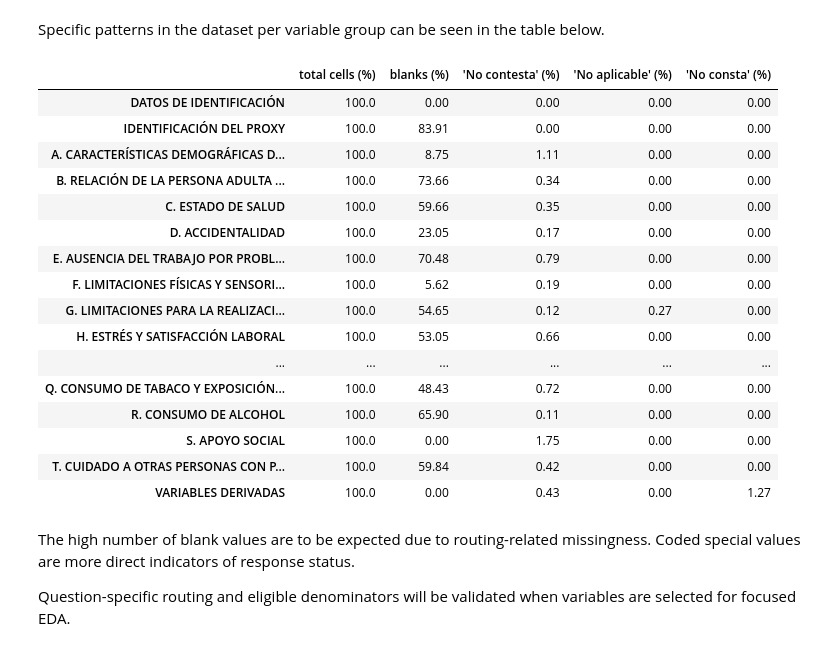
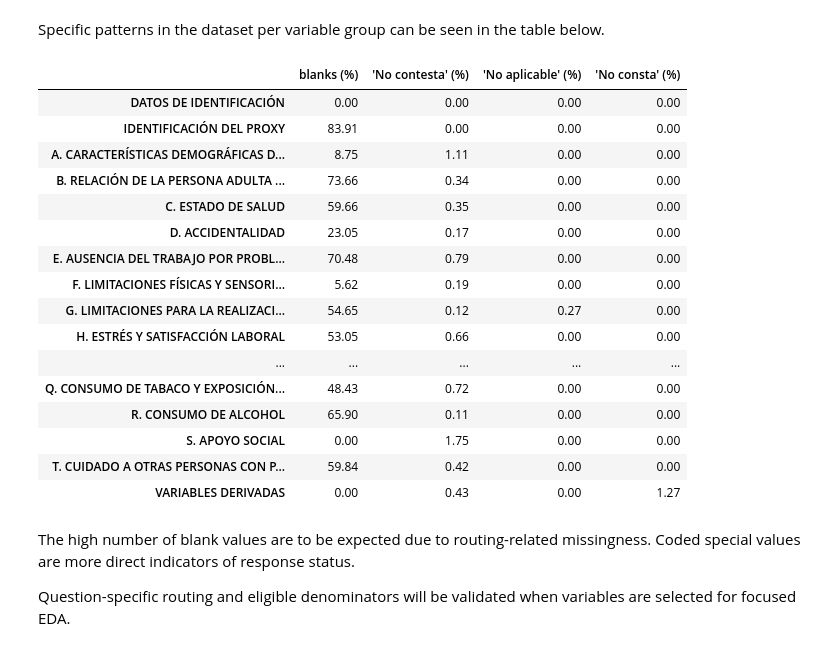
Before and after one commit to LoloCG/INE-health-data-Test, a Jupyter notebook: notebooks/01_esde_adult_2023_data_audit.ipynb, the cells around one changed output. Drawn from its saved outputs; the diff is of its cells as text; code cells hidden in the pictures.

```diff
--- a/notebooks/01_esde_adult_2023_data_audit.ipynb
+++ b/notebooks/01_esde_adult_2023_data_audit.ipynb
@@ -99,46 +99,47 @@ Specific patterns in the dataset per variable group can be seen in the table bel
 # %%
 metadata_df = get_metadata_df(metadata_fields="Grupo")
 total_cells_series = pd.Series(
     len(all_raw_data),
     index=all_raw_data.columns,
 )
 per_group_count = (
     pd.DataFrame({
         "total cells": total_cells_series,
         "blanks": blank_series,
         "'No contesta'": no_contesta_series,
         "'No aplicable'": no_aplicable_series,
         "'No consta'": no_consta_series
     })
     .join(metadata_df, how="left")
     .groupby("Grupo",sort=False)
     .sum()
 )
 per_group_pct = (
     per_group_count
     .div(per_group_count["total cells"], axis=0)
     .mul(100).round(2)
+    .drop(columns="total cells")
     .add_suffix(" (%)")
 ).rename_axis(None)
 display(per_group_pct)
 # %% [output]
-|  | total cells (%) | blanks (%) | 'No contesta' (%) | 'No aplicable' (%) | 'No consta' (%) |
-| DATOS DE IDENTIFICACIÓN | 100.0 | 0.00 | 0.00 | 0.00 | 0.00 |
-| IDENTIFICACIÓN DEL PROXY | 100.0 | 83.91 | 0.00 | 0.00 | 0.00 |
-| A. CARACTERÍSTICAS DEMOGRÁFICAS D... | 100.0 | 8.75 | 1.11 | 0.00 | 0.00 |
-| B. RELACIÓN DE LA PERSONA ADULTA ... | 100.0 | 73.66 | 0.34 | 0.00 | 0.00 |
-| C. ESTADO DE SALUD | 100.0 | 59.66 | 0.35 | 0.00 | 0.00 |
-| D. ACCIDENTALIDAD | 100.0 | 23.05 | 0.17 | 0.00 | 0.00 |
-| E. AUSENCIA DEL TRABAJO POR PROBL... | 100.0 | 70.48 | 0.79 | 0.00 | 0.00 |
-| F. LIMITACIONES FÍSICAS Y SENSORI... | 100.0 | 5.62 | 0.19 | 0.00 | 0.00 |
-| G. LIMITACIONES PARA LA REALIZACI... | 100.0 | 54.65 | 0.12 | 0.27 | 0.00 |
-| H. ESTRÉS Y SATISFACCIÓN LABORAL | 100.0 | 53.05 | 0.66 | 0.00 | 0.00 |
-| ... | ... | ... | ... | ... | ... |
-| Q. CONSUMO DE TABACO Y EXPOSICIÓN... | 100.0 | 48.43 | 0.72 | 0.00 | 0.00 |
-| R. CONSUMO DE ALCOHOL | 100.0 | 65.90 | 0.11 | 0.00 | 0.00 |
-| S. APOYO SOCIAL | 100.0 | 0.00 | 1.75 | 0.00 | 0.00 |
-| T. CUIDADO A OTRAS PERSONAS CON P... | 100.0 | 59.84 | 0.42 | 0.00 | 0.00 |
-| VARIABLES DERIVADAS | 100.0 | 0.00 | 0.43 | 0.00 | 1.27 |
+|  | blanks (%) | 'No contesta' (%) | 'No aplicable' (%) | 'No consta' (%) |
+| DATOS DE IDENTIFICACIÓN | 0.00 | 0.00 | 0.00 | 0.00 |
+| IDENTIFICACIÓN DEL PROXY | 83.91 | 0.00 | 0.00 | 0.00 |
+| A. CARACTERÍSTICAS DEMOGRÁFICAS D... | 8.75 | 1.11 | 0.00 | 0.00 |
+| B. RELACIÓN DE LA PERSONA ADULTA ... | 73.66 | 0.34 | 0.00 | 0.00 |
+| C. ESTADO DE SALUD | 59.66 | 0.35 | 0.00 | 0.00 |
+| D. ACCIDENTALIDAD | 23.05 | 0.17 | 0.00 | 0.00 |
+| E. AUSENCIA DEL TRABAJO POR PROBL... | 70.48 | 0.79 | 0.00 | 0.00 |
+| F. LIMITACIONES FÍSICAS Y SENSORI... | 5.62 | 0.19 | 0.00 | 0.00 |
+| G. LIMITACIONES PARA LA REALIZACI... | 54.65 | 0.12 | 0.27 | 0.00 |
+| H. ESTRÉS Y SATISFACCIÓN LABORAL | 53.05 | 0.66 | 0.00 | 0.00 |
+| ... | ... | ... | ... | ... |
+| Q. CONSUMO DE TABACO Y EXPOSICIÓN... | 48.43 | 0.72 | 0.00 | 0.00 |
+| R. CONSUMO DE ALCOHOL | 65.90 | 0.11 | 0.00 | 0.00 |
+| S. APOYO SOCIAL | 0.00 | 1.75 | 0.00 | 0.00 |
+| T. CUIDADO A OTRAS PERSONAS CON P... | 59.84 | 0.42 | 0.00 | 0.00 |
+| VARIABLES DERIVADAS | 0.00 | 0.43 | 0.00 | 1.27 |
 # %% [markdown]
 The high number of blank values are to be expected due to routing-related missingness.
 Coded special values are more direct indicators of response status.
```
Also changed, not shown: parts of 3 cells of this notebook.
